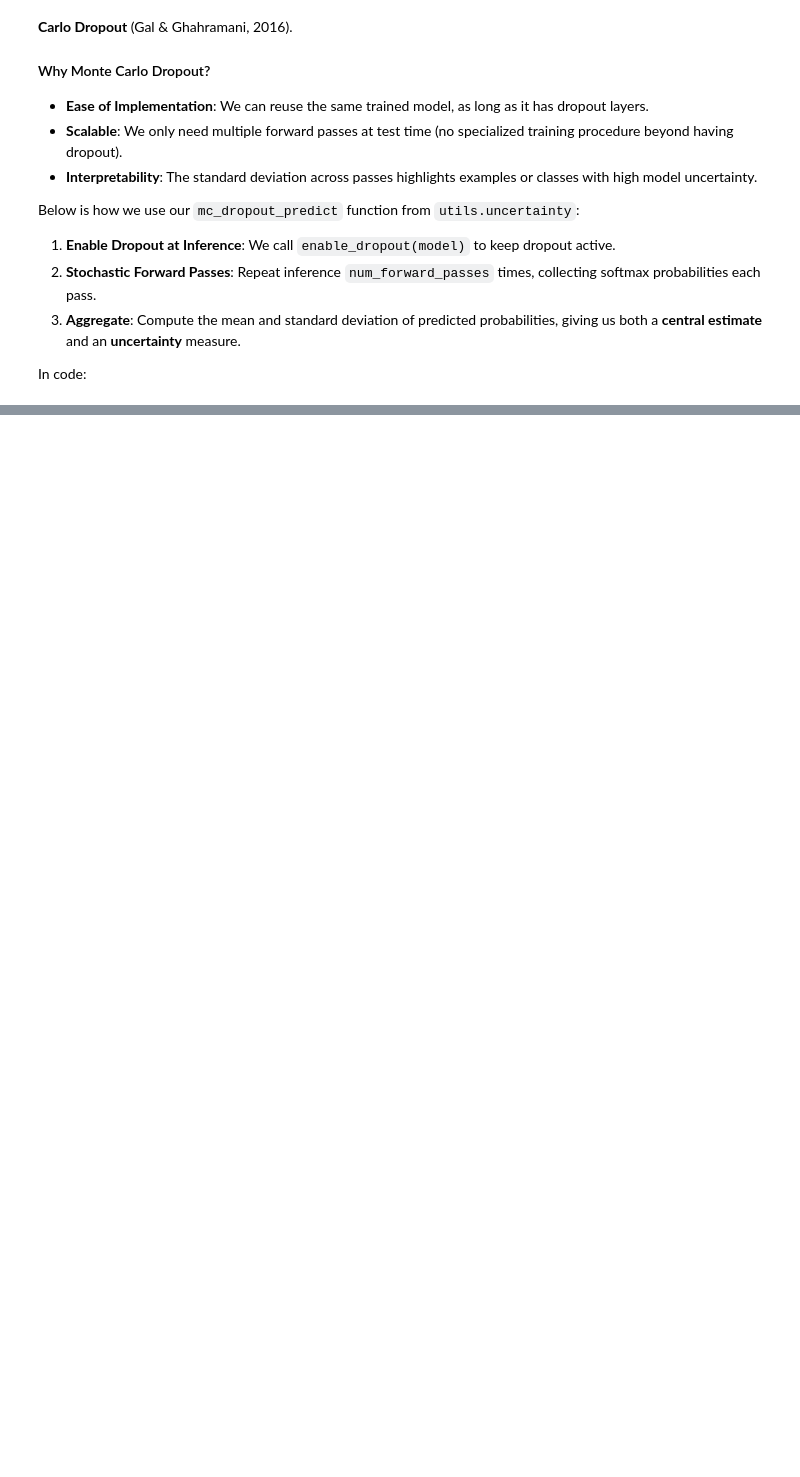
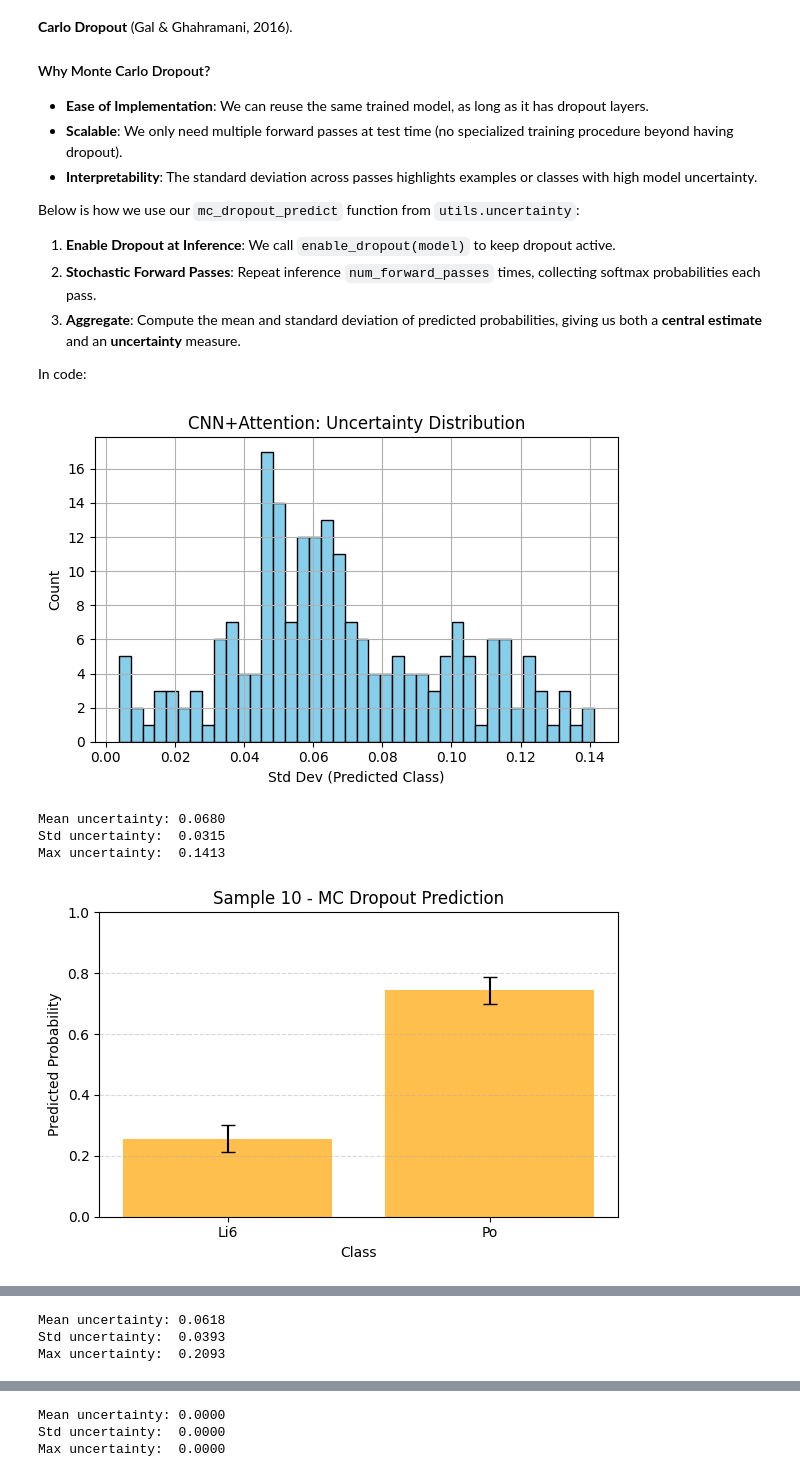
Before and after one commit to H4ppyS1syphus/Project_Master_NAC, a Jupyter notebook: ML_DEJEAN_FILLIE.ipynb, the cells around one changed output, grey strips where cells are left out. Saved outputs shown, nothing was run; the diff lists cells and outputs as text; code cells hidden in the pictures; blank space fills up the shorter version.

```diff
--- a/ML_DEJEAN_FILLIE.ipynb
+++ b/ML_DEJEAN_FILLIE.ipynb
@@ -584,0 +562,45 @@ predictions_mean, predictions_std, true_labels = mc_dropout_predict(
+# %%
+from utils.uncertainty import (
+    mc_dropout_predict,
+    plot_uncertainty_distribution,
+    plot_sample_prediction
+)
+
+# List of (model, model_name) pairs
+models = [
+    (trained_model_attn, "CNN+Attention"),
+    (trained_model_cnn,  "Single-Branch CNN"),
+    (trained_model_mb,   "Multi-Branch CNN")
+]
+
+# For each model, run MC Dropout inference and visualize
+for model, model_name in models:
+    predictions_mean, predictions_std, true_labels = mc_dropout_predict(
+        model=model,
+        dataloader=test_loader,
+        device=device,
+        num_forward_passes=30
+    )
+
+    # 1) Plot the uncertainty distribution across all samples
+    plot_uncertainty_distribution(
+        predictions_mean,
+        predictions_std,
+        bins=40,
+        title=f"{model_name}: Uncertainty Distribution"
+    )
+
+    # 2) Inspect a single sample's probability distribution
+    sample_to_check = 10
+    plot_sample_prediction(
+        predictions_mean,
+        predictions_std,
+        sample_idx=sample_to_check,
+        class_names=["Li6", "Po"]
+    )
+# %% [output]
+[figure, added]
+Mean uncertainty: 0.0680
+Std uncertainty:  0.0315
+Max uncertainty:  0.1413
+[figure, added]
@@ -584,0 +608,3 @@ predictions_mean, predictions_std, true_labels = mc_dropout_predict(
+Mean uncertainty: 0.0618
+Std uncertainty:  0.0393
+Max uncertainty:  0.2093
@@ -584,0 +613,3 @@ predictions_mean, predictions_std, true_labels = mc_dropout_predict(
+Mean uncertainty: 0.0000
+Std uncertainty:  0.0000
+Max uncertainty:  0.0000
```
Also changed, not shown: parts of 6 cells of this notebook, 3 other files.
